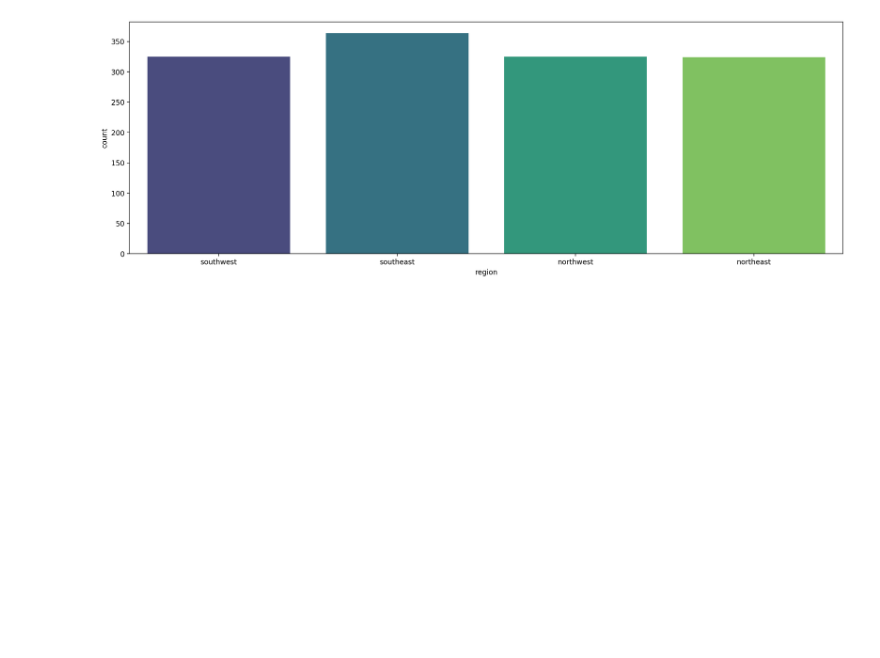
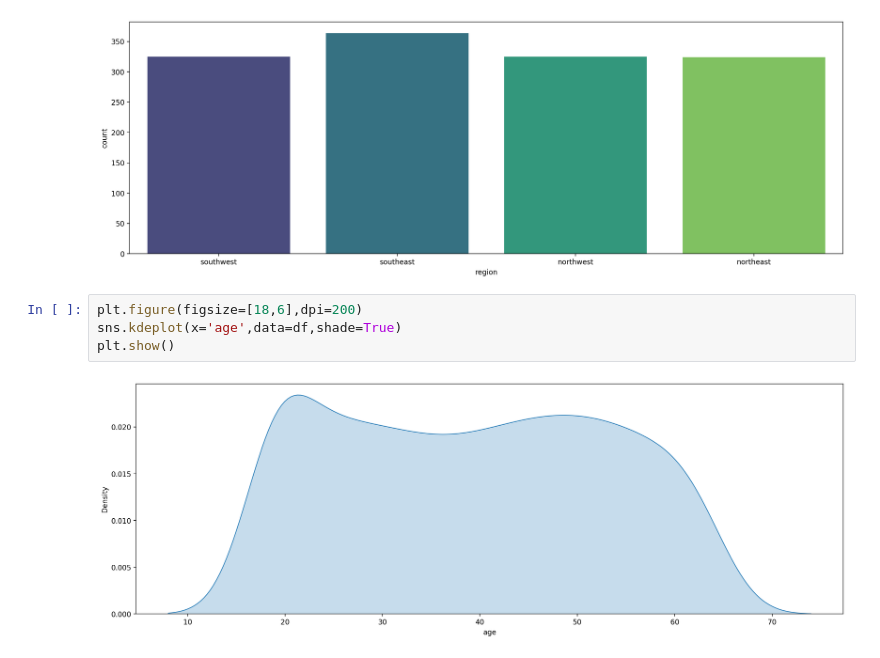
Before and after one commit to ashen007/EDA_project, a Jupyter notebook: analysis.ipynb, the cells around one changed output. Saved outputs shown, nothing was run; the diff lists cells and outputs as text; blank space fills up the shorter version.

```diff
--- a/analysis.ipynb
+++ b/analysis.ipynb
@@ -356,3 +356,9 @@ sns.countplot(x='region',data=df,palette='viridis')
 plt.show()
 # %% [output]
 [figure]
+# %%
+plt.figure(figsize=[18,6],dpi=200)
+sns.kdeplot(x='age',data=df,shade=True)
+plt.show()
+# %% [output]
+[figure, added]
```
Also changed, not shown: parts of 5 cells of this notebook.
